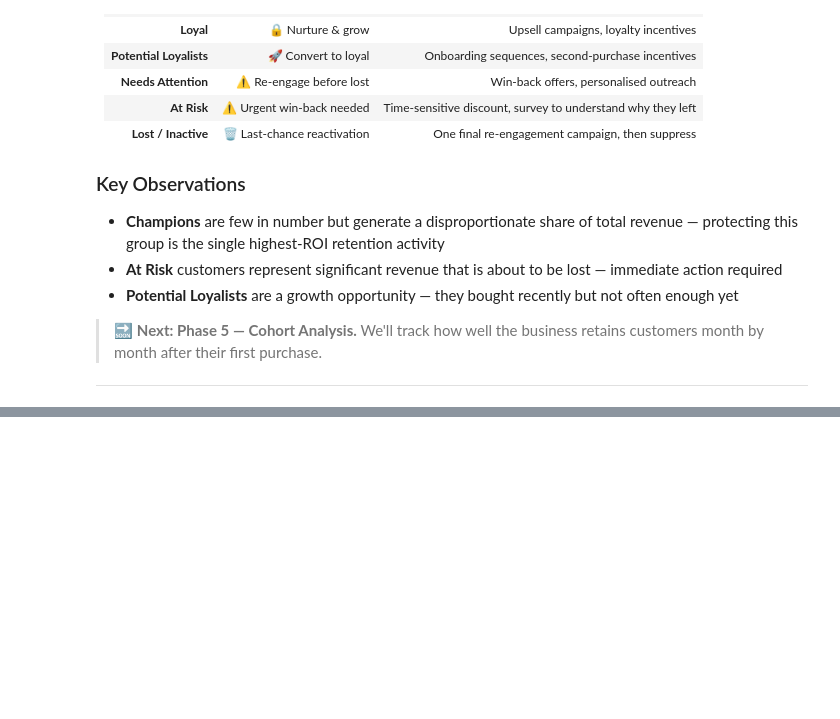
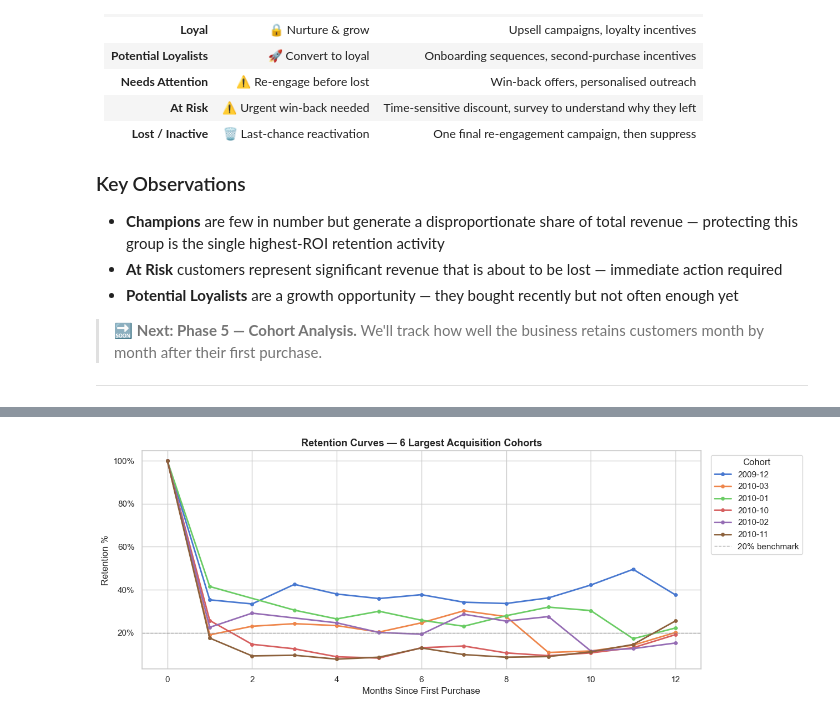
Before and after one commit to asimjamal/Customer-Intelligence-Report, a Jupyter notebook: customer_analytics_eda.ipynb, the cells around one changed output, grey strips where cells are left out. Saved outputs shown, nothing was run; the diff lists cells and outputs as text; code cells hidden in the pictures; blank space fills up the shorter version.

```diff
--- a/customer_analytics_eda.ipynb
+++ b/customer_analytics_eda.ipynb
@@ -1110,0 +1151,14 @@ Final RFM table — top 20 customers by Monetary value:
+# %%
+# ── 5.2  Calculate Month Index ────────────────────────────────────────────────
+#
+# Month index = how many months after first purchase did this transaction occur?
+# 0 = acquisition month, 1 = one month later, 2 = two months later ...
+
+cohort_df["OrderMonth"] = cohort_df["InvoiceDate"].dt.to_period("M")
+cohort_df["MonthIndex"] = (
+    cohort_df["OrderMonth"].dt.to_timestamp() -
+    cohort_df["CohortMonth"].dt.to_timestamp()
+).dt.days // 30
+
+print("Month index range:", cohort_df["MonthIndex"].min(), "to", cohort_df["MonthIndex"].max())
+cohort_df[["Customer ID", "InvoiceDate", "CohortMonth", "OrderMonth", "MonthIndex"]].head(8)
@@ -1110,0 +1264,22 @@ Final RFM table — top 20 customers by Monetary value:
+# %%
+# ── 5.6  Plot: Retention Curves for Top 6 Cohorts ───────────────────────────
+
+top_cohorts = cohort_size.nlargest(6).index.tolist()
+
+fig, ax = plt.subplots(figsize=(13, 5))
+for cohort in top_cohorts:
+    if cohort in retention_pct.index:
+        data = retention_pct.loc[cohort, :max_months-1].dropna()
+        ax.plot(data.index, data.values, marker="o", markersize=4,
+                linewidth=2, label=str(cohort))
+
+ax.set_title("Retention Curves — 6 Largest Acquisition Cohorts", fontsize=13)
+ax.set_xlabel("Months Since First Purchase")
+ax.set_ylabel("Retention %")
+ax.yaxis.set_major_formatter(mticker.FuncFormatter(lambda x, _: f"{x:.0f}%"))
+ax.axhline(y=20, color="grey", linestyle="--", linewidth=1, alpha=0.6, label="20% benchmark")
+ax.legend(title="Cohort", bbox_to_anchor=(1.01, 1), loc="upper left")
+plt.tight_layout()
+plt.show()
+# %% [output]
+[figure, added]
```
Also changed, not shown: parts of 16 cells of this notebook.
